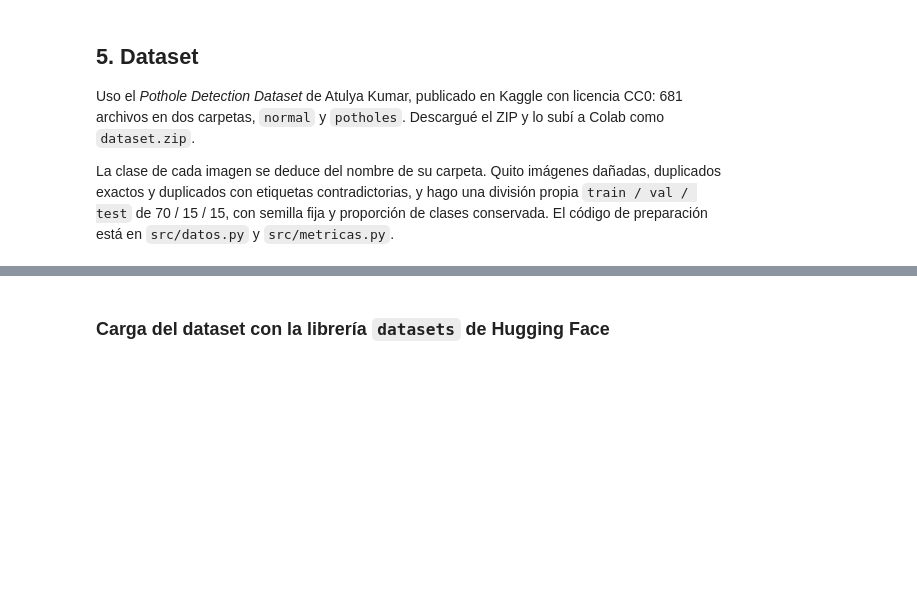
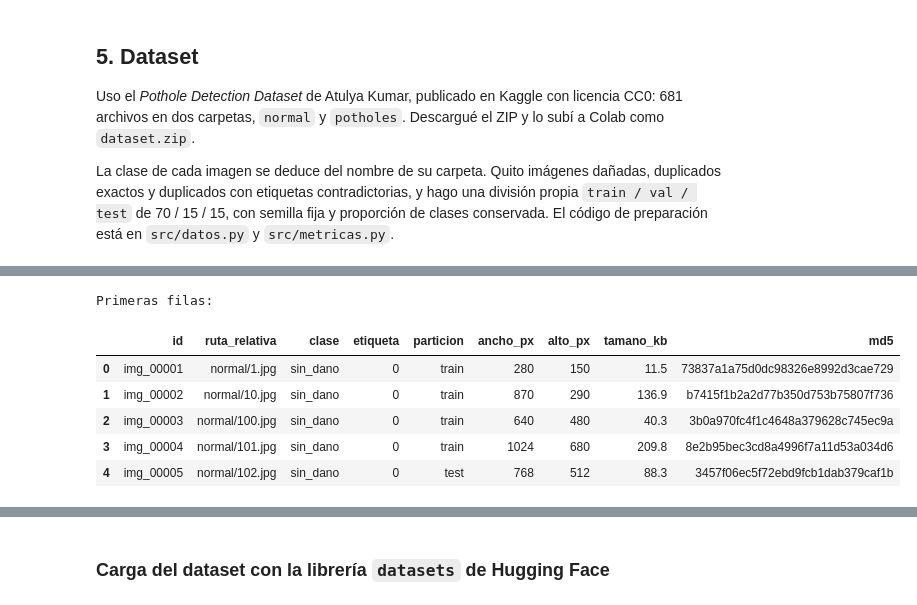
Before and after one commit to E-SalazarDev/urbanos, a Jupyter notebook: ml/notebooks/01_comparativo_modelos_baches.ipynb, the cells around one changed output, grey strips where cells are left out. Cells and saved outputs as stored; diff of their text form; code cells hidden in the pictures; blank space fills up the shorter version.

```diff
--- a/ml/notebooks/01_comparativo_modelos_baches.ipynb
+++ b/ml/notebooks/01_comparativo_modelos_baches.ipynb
@@ -82,10 +137,71 @@ Uso el *Pothole Detection Dataset* de Atulya Kumar, publicado en Kaggle con lice
 
 La clase de cada imagen se deduce del nombre de su carpeta. Quito imágenes dañadas, duplicados exactos y duplicados con etiquetas contradictorias, y hago una división propia `train / val / test` de 70 / 15 / 15, con semilla fija y proporción de clases conservada. El código de preparación está en `src/datos.py` y `src/metricas.py`.
 # %%
-if not any(RAW.rglob("*")):
-    if not Path(RUTA_ZIP).exists():
-        raise FileNotFoundError(f"No se encontró {RUTA_ZIP}.")
-    with zipfile.ZipFile(RUTA_ZIP) as z:
-        z.extractall(RAW)
+import subprocess
+import sys
+import zipfile
 
-print("Archivos en data/raw:", sum(1 for ruta in RAW.rglob("*") if ruta.is_file()))
+RUTA_MANIFIESTO = PROYECTO / "data" / "dataset.csv"
+CARPETA_NORMAL = RAW / "normal"
+CARPETA_BACHES = RAW / "potholes"
+
+
+hay_imagenes = (
+    CARPETA_NORMAL.is_dir()
+    and CARPETA_BACHES.is_dir()
+    and any(CARPETA_NORMAL.iterdir())
+    and any(CARPETA_BACHES.iterdir())
+)
+
+
+if not hay_imagenes:
+    if not RUTA_ZIP.is_file():
+        raise FileNotFoundError(
+            f"No se encontró el archivo ZIP: {RUTA_ZIP}"
+        )
+
+    print("Descomprimiendo el dataset...")
+
+    with zipfile.ZipFile(RUTA_ZIP, "r") as archivo_zip:
+        archivo_zip.extractall(RAW)
+
+    print("Descompresión terminada.")
+
+
+if not RUTA_MANIFIESTO.is_file():
+    print("Generando el manifiesto del dataset...")
+
+    subprocess.run(
+        [
+            sys.executable,
+            "-m",
+            "src.preparar_dataset",
+            "--raiz",
+            str(RAW),
+            "--salida",
+            str(PROYECTO / "data"),
+            "--semilla",
+            str(SEMILLA),
+        ],
+        cwd=str(PROYECTO),
+        check=True,
+    )
+
+
+manifiesto = pd.read_csv(RUTA_MANIFIESTO)
+
+print("Manifiesto:", RUTA_MANIFIESTO)
+print("Total de imágenes:", len(manifiesto))
+
+print("\nImágenes por partición y clase:")
+display(
+    pd.crosstab(
+        manifiesto["particion"],
+        manifiesto["clase"],
+        margins=True,
+    )
+)
+
+print("\nPrimeras filas:")
+display(manifiesto.head())
+# %% [output]
@@ -92 +218,8 @@ print("Archivos en data/raw:", sum(1 for ruta in RAW.rglob("*") if ruta.is_file(
+Primeras filas:
+|  | id | ruta_relativa | clase | etiqueta | particion | ancho_px | alto_px | tamano_kb | md5 |
+| 0 | img_00001 | normal/1.jpg | sin_dano | 0 | train | 280 | 150 | 11.5 | 73837a1a75d0dc98326e8992d3cae729 |
+| 1 | img_00002 | normal/10.jpg | sin_dano | 0 | train | 870 | 290 | 136.9 | b7415f1b2a2d77b350d753b75807f736 |
+| 2 | img_00003 | normal/100.jpg | sin_dano | 0 | train | 640 | 480 | 40.3 | 3b0a970fc4f1c4648a379628c745ec9a |
+| 3 | img_00004 | normal/101.jpg | sin_dano | 0 | train | 1024 | 680 | 209.8 | 8e2b95bec3cd8a4996f7a11d53a034d6 |
+| 4 | img_00005 | normal/102.jpg | sin_dano | 0 | test | 768 | 512 | 88.3 | 3457f06ec5f72ebd9fcb1dab379caf1b |
 # %%
```
Also changed, not shown: parts of 21 cells of this notebook, 20 other files.
